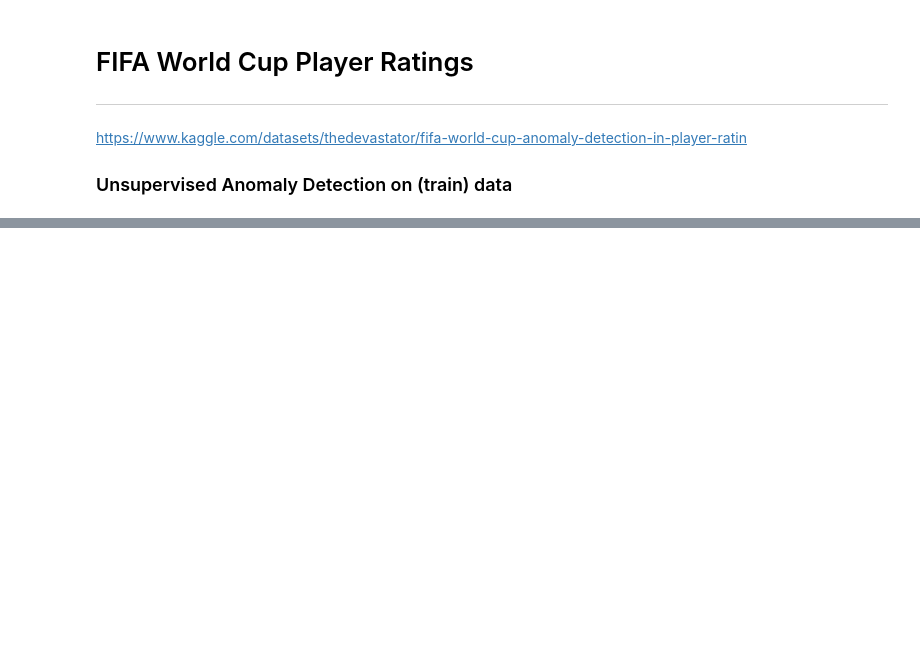
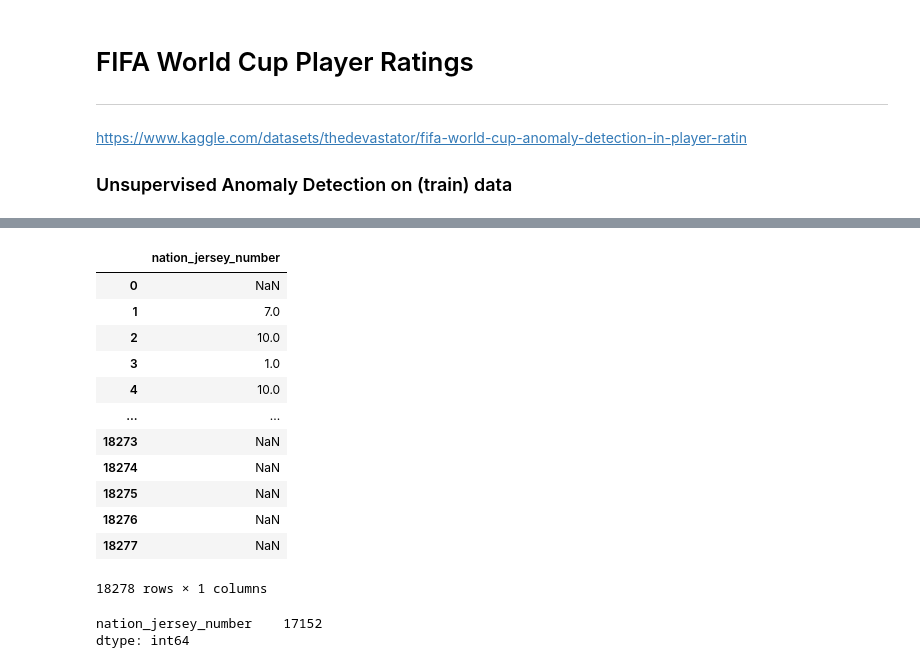
Before and after one commit to JAdelhelm/AutoPrepAD, a Jupyter notebook: how_to.ipynb, the cells around one changed output, grey strips where cells are left out. Drawn from its saved outputs; the diff is of its cells as text; code cells hidden in the pictures; blank space fills up the shorter version.

```diff
--- a/how_to.ipynb
+++ b/how_to.ipynb
@@ -81,0 +93,21 @@ X_output.head(20)
+# %%
+df_data[["nation_jersey_number"]]
+# %% [output]
+|  | nation_jersey_number |
+| 0 | NaN |
+| 1 | 7.0 |
+| 2 | 10.0 |
+| 3 | 1.0 |
+| 4 | 10.0 |
+| ... | ... |
+| 18273 | NaN |
+| 18274 | NaN |
+| 18275 | NaN |
+| 18276 | NaN |
+| 18277 | NaN |
+18278 rows × 1 columns
+# %%
+df_data[["nation_jersey_number"]].isna().sum()
+# %% [output]
+nation_jersey_number    17152
+dtype: int64
```
Also changed, not shown: parts of 3 cells of this notebook, 7 other files.
